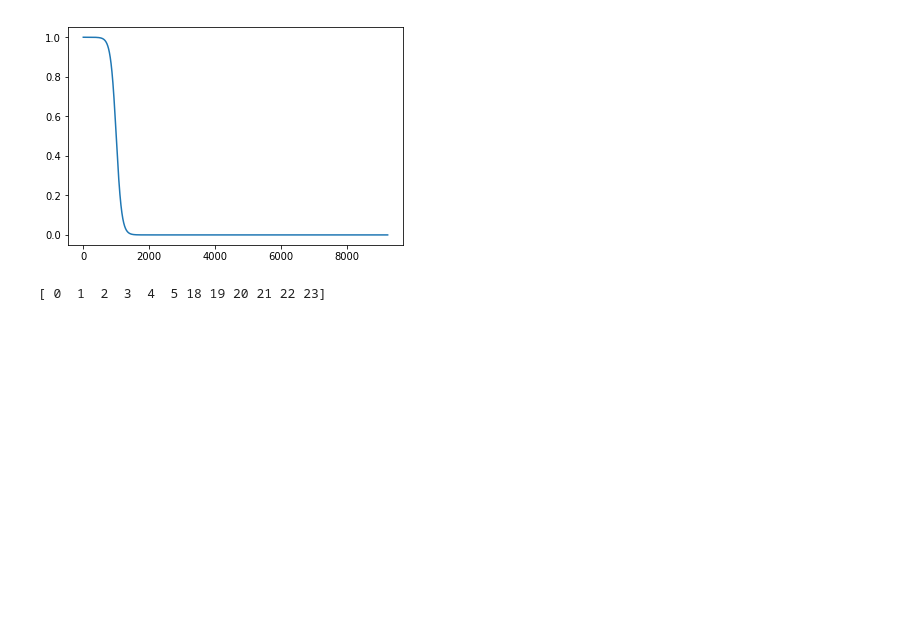
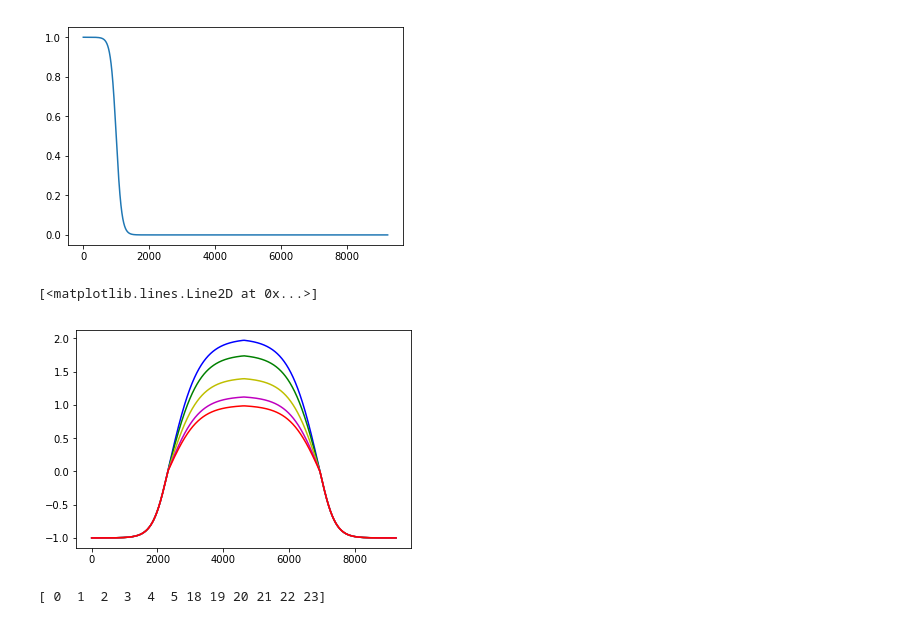
Before and after one commit to 5mali/eno_dsn_A, a Jupyter notebook: scratch.ipynb, the cells around one changed output. Saved outputs shown, nothing was run; the diff lists cells and outputs as text; code cells hidden in the pictures; blank space fills up the shorter version.

```diff
--- a/scratch.ipynb
+++ b/scratch.ipynb
@@ -58,3 +68,44 @@ plt.plot(x,y)
 # %% [output]
 [<matplotlib.lines.Line2D at 0x...>]
 [figure]
+# %%
+def r3(bmean, ENP):
+#     bmean = np.mean(self.btrack)
+    r_2 = r2(ENP)
+    BMAX = 9250
+    BOPT = 0.5*BMAX
+    bdev = np.abs(BOPT - bmean)/BMAX
+    # based on the sigmoid function
+    # bdev ranges from bdev = (0,0.5) of BMAX
+    p1_sharpness = 10
+    n1_sharpness = 20
+    shift1 = 0.5
+    # r1(x) = 0.5 when x = 0.25.
+    # Therefore, shift = 0.5 to make sure that (2*x-shift) evaluates to zero at x = 0.25
+
+    if(bdev<=0.25):
+        r_1 = 2*(1-(1 / (1 + np.exp(-p1_sharpness*(2*bdev-shift1)))))-1
+        r_1 = r_1*(2**r_2)
+    else:
+        r_1 = 2*(1-(1 / (1 + np.exp(-n1_sharpness*(2*bdev-shift1)))))-1
+    # r1 ranges from -1 to 1
+    return r_1
+
+DMAX = 500
+x = np.arange(0,9250)
+y1 = [r3(i,0.0*DMAX) for i in x]#b
+y2 = [r3(i,1.75*DMAX) for i in x]#g
+y3 = [r3(i,2.0*DMAX) for i in x]#y
+y4 = [r3(i,2.25*DMAX) for i in x]#m
+y5 = [r3(i,4.0*DMAX) for i in x]#r
+
+
+
+plt.plot(x,y1,color='b')
+plt.plot(x,y2,color='g')
+plt.plot(x,y3,color='y')
+plt.plot(x,y4,color='m')
+plt.plot(x,y5,color='r')
+# %% [output]
+[<matplotlib.lines.Line2D at 0x...>]
+[figure, added]
```
Also changed, not shown: parts of 5 cells of this notebook, 46 other files.
